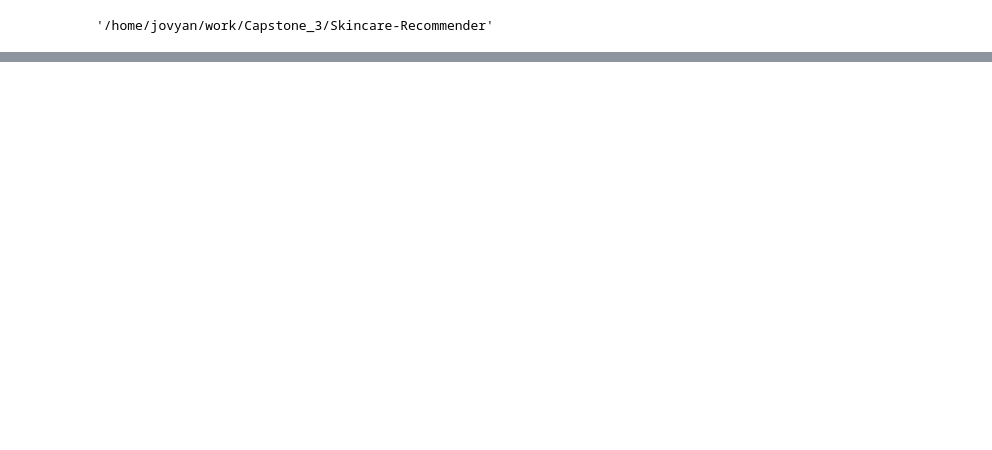
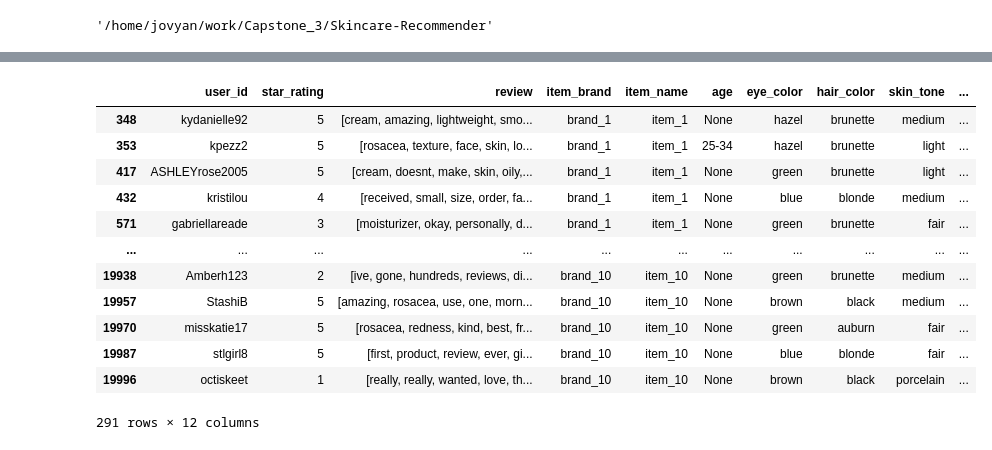
Before and after one commit to boogiedev/Skincare-Recommender, a Jupyter notebook: exploration.ipynb, the cells around one changed output, grey strips where cells are left out. Cells and saved outputs as stored; diff of their text form; code cells hidden in the pictures; blank space fills up the shorter version.

```diff
--- a/exploration.ipynb
+++ b/exploration.ipynb
@@ -69,0 +188,9 @@ items.head()
+# %%
+# Featurize review section for users dataframe
+
+stops = stopwords.words('english')
+# Split and lowercase all tokens
+reviews = users['review'].apply(lambda x: [i.lower() for i in x.split(' ') if i.lower() not in stops])
+reviews = reviews.apply(lambda line: [re.sub(r"(@[A-Za-z0-9]+)|([^0-9A-Za-z \t])|(\w+:\/\/\S+)|^rt|http.+?", "", elem) for elem in line])
+users['review'] = reviews
+cleaned_reviews = 0
@@ -69,0 +255,20 @@ items.head()
+# %%
+# Create skin condition features
+skin_conditions = ['eczema', 'psoriasis', 'allergic', 'rosacea', 'acne', 'breakout', 'breakouts']
+
+has_condition = lambda review, condition: condition in review
+users[users['review'].apply(lambda x: has_condition(x, skin_conditions[3]))]
+# %% [output]
+|  | user_id | star_rating | review | item_brand | item_name | age | eye_color | hair_color | skin_tone | ... |
+| 348 | kydanielle92 | 5 | [cream, amazing, lightweight, smo... | brand_1 | item_1 | None | hazel | brunette | medium | ... |
+| 353 | kpezz2 | 5 | [rosacea, texture, face, skin, lo... | brand_1 | item_1 | 25-34 | hazel | brunette | light | ... |
+| 417 | ASHLEYrose2005 | 5 | [cream, doesnt, make, skin, oily,... | brand_1 | item_1 | None | green | brunette | light | ... |
+| 432 | kristilou | 4 | [received, small, size, order, fa... | brand_1 | item_1 | None | blue | blonde | medium | ... |
+| 571 | gabriellareade | 3 | [moisturizer, okay, personally, d... | brand_1 | item_1 | None | green | brunette | fair | ... |
+| ... | ... | ... | ... | ... | ... | ... | ... | ... | ... | ... |
+| 19938 | Amberh123 | 2 | [ive, gone, hundreds, reviews, di... | brand_10 | item_10 | None | green | brunette | medium | ... |
+| 19957 | StashiB | 5 | [amazing, rosacea, use, one, morn... | brand_10 | item_10 | None | brown | black | medium | ... |
+| 19970 | misskatie17 | 5 | [rosacea, redness, kind, best, fr... | brand_10 | item_10 | None | green | auburn | fair | ... |
+| 19987 | stlgirl8 | 5 | [first, product, review, ever, gi... | brand_10 | item_10 | None | blue | blonde | fair | ... |
+| 19996 | octiskeet | 1 | [really, really, wanted, love, th... | brand_10 | item_10 | None | brown | black | porcelain | ... |
+291 rows × 12 columns
```
Also changed, not shown: parts of 18 cells of this notebook, 2 other files.
